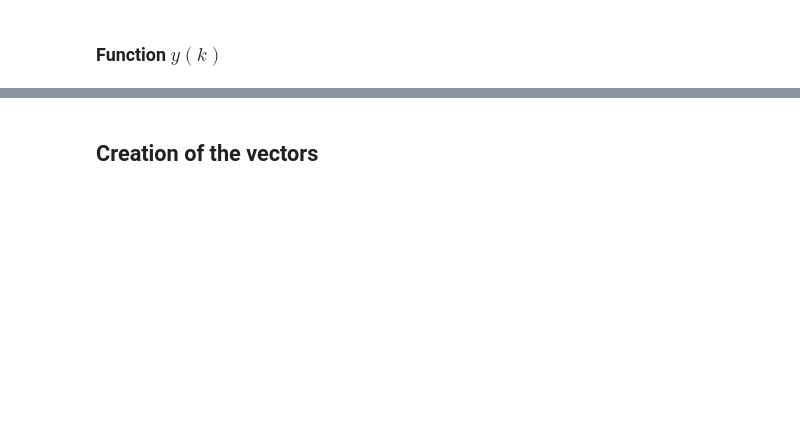
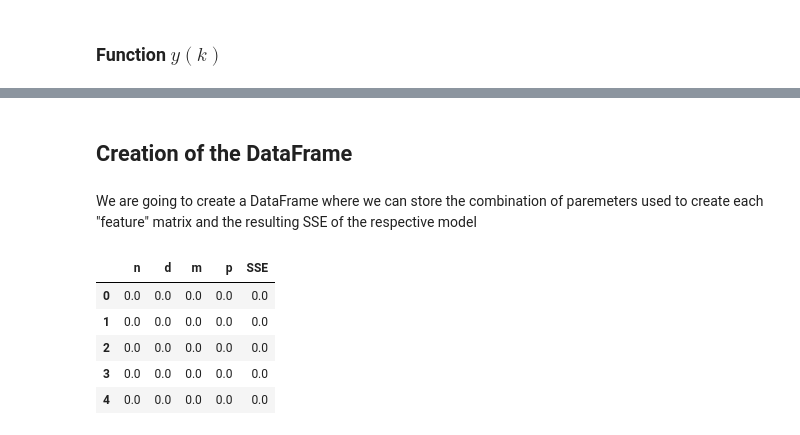
Before and after one commit to Seb65789/Lisboa-Machine-Learning-Project, a Jupyter notebook: ARX_model.ipynb, the cells around one changed output, grey strips where cells are left out. Saved outputs shown, nothing was run; the diff lists cells and outputs as text; code cells hidden in the pictures; blank space fills up the shorter version.

```diff
--- a/ARX_model.ipynb
+++ b/ARX_model.ipynb
@@ -108,2 +149,2 @@ def y(k,n,d,m,u_inputs,y_outputs,theta, noise) :
 # %% [markdown]
-## Creation of the vectors
+## Creation of the DataFrame
@@ -126,0 +151,25 @@ for n in n_seq :
+# %% [markdown]
+We are going to create a DataFrame where we can store the combination of paremeters used to create each "feature" matrix and the resulting SSE of the respective model
+# %%
+# Crecreation of parameters
+n_seq = range(10)
+d_seq = range(10)
+m_seq = range(10)
+
+# Creation of a suppor array
+m_zeros = np.zeros((np.size(n_seq)*np.size(d_seq)*np.size(m_seq),5))
+
+# Columns names
+c_names = ['n','d','m','p','SSE']
+
+# Creation of the DataFrame
+df_results = pd.DataFrame(data = m_zeros, columns = c_names)
+
+df_results.head()
+# %% [output]
+|  | n | d | m | p | SSE |
+| 0 | 0.0 | 0.0 | 0.0 | 0.0 | 0.0 |
+| 1 | 0.0 | 0.0 | 0.0 | 0.0 | 0.0 |
+| 2 | 0.0 | 0.0 | 0.0 | 0.0 | 0.0 |
+| 3 | 0.0 | 0.0 | 0.0 | 0.0 | 0.0 |
+| 4 | 0.0 | 0.0 | 0.0 | 0.0 | 0.0 |
```
Also changed, not shown: parts of 13 cells of this notebook, 5 other files.
